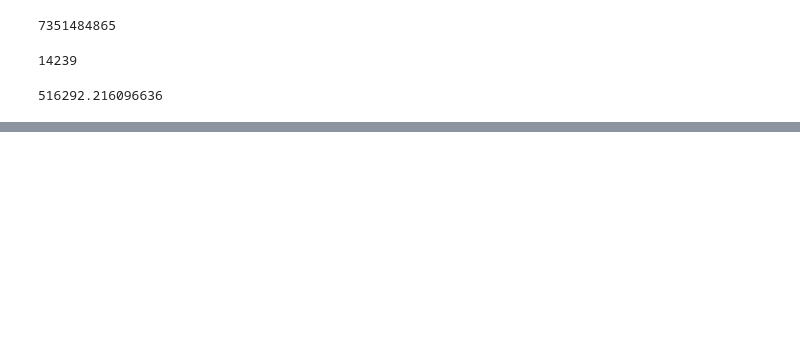
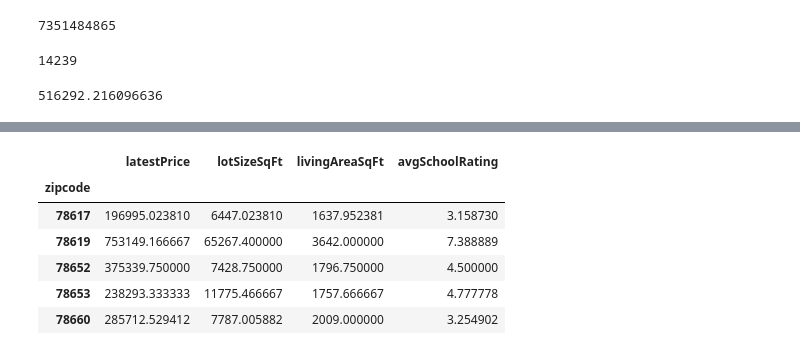
Before and after one commit to jonarnold3065/SMU_Project-1, a Jupyter notebook: Jons_Work/Google Maps Slide bar.ipynb, the cells around one changed output, grey strips where cells are left out. Cells and saved outputs as stored; diff of their text form; code cells hidden in the pictures; blank space fills up the shorter version.

```diff
--- a/Jons_Work/Google Maps Slide bar.ipynb
+++ b/Jons_Work/Google Maps Slide bar.ipynb
@@ -480,0 +516,15 @@ average_price
+# %%
+sqft_zip = sq_zip.groupby(["zipcode"])
+
+sqft_zip_df = sqft_zip.mean()
+sqft_zip_df.head()
+
+# average of each zip code, to add more averages simply add the column name to the sq_zip DF
+# %% [output]
+|  | latestPrice | lotSizeSqFt | livingAreaSqFt | avgSchoolRating |
+| zipcode |  |  |  |  |
+| 78617 | 196995.023810 | 6447.023810 | 1637.952381 | 3.158730 |
+| 78619 | 753149.166667 | 65267.400000 | 3642.000000 | 7.388889 |
+| 78652 | 375339.750000 | 7428.750000 | 1796.750000 | 4.500000 |
+| 78653 | 238293.333333 | 11775.466667 | 1757.666667 | 4.777778 |
+| 78660 | 285712.529412 | 7787.005882 | 2009.000000 | 3.254902 |
```
Also changed, not shown: parts of 6 cells of this notebook, 1 other file.
